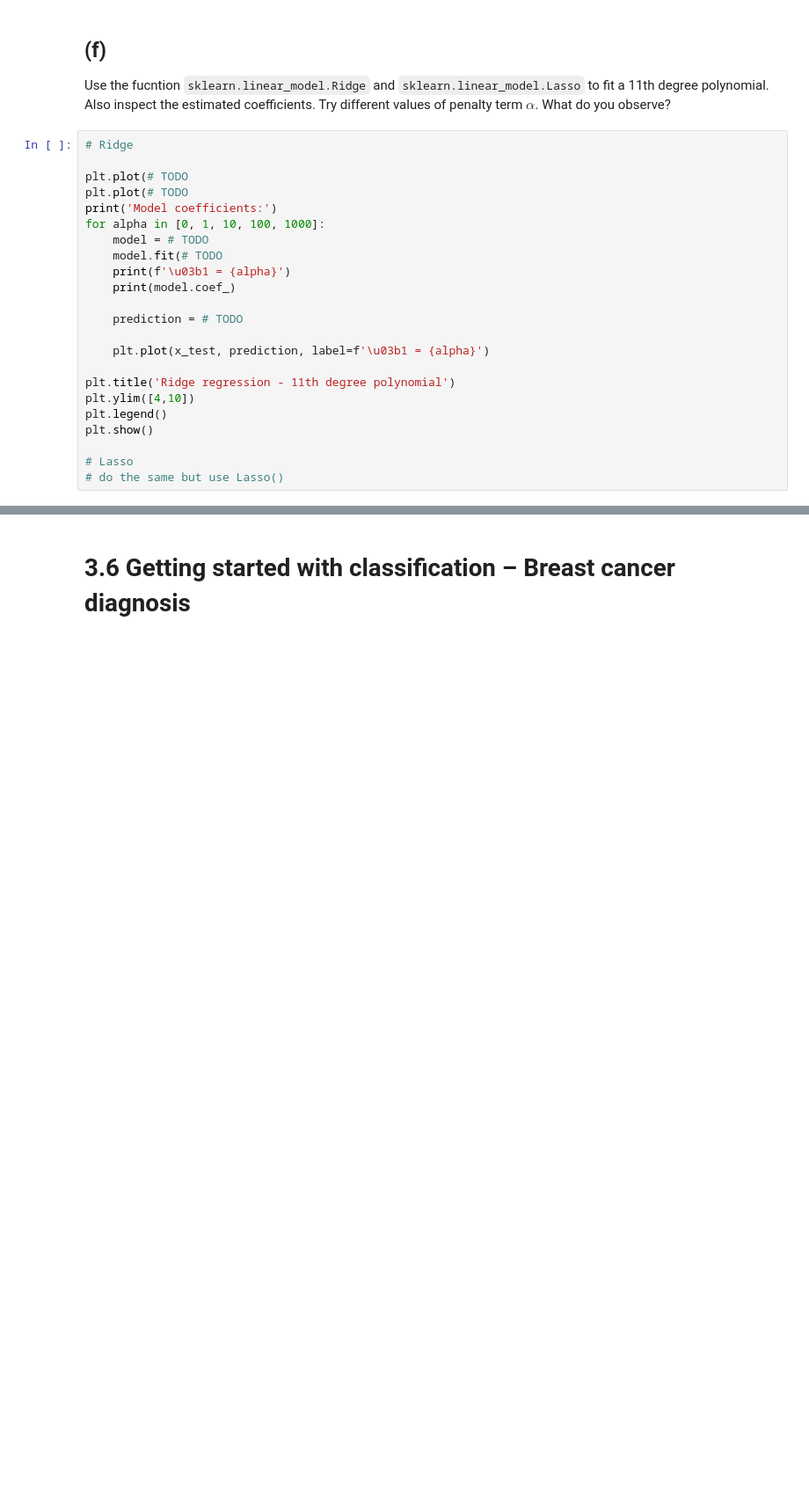
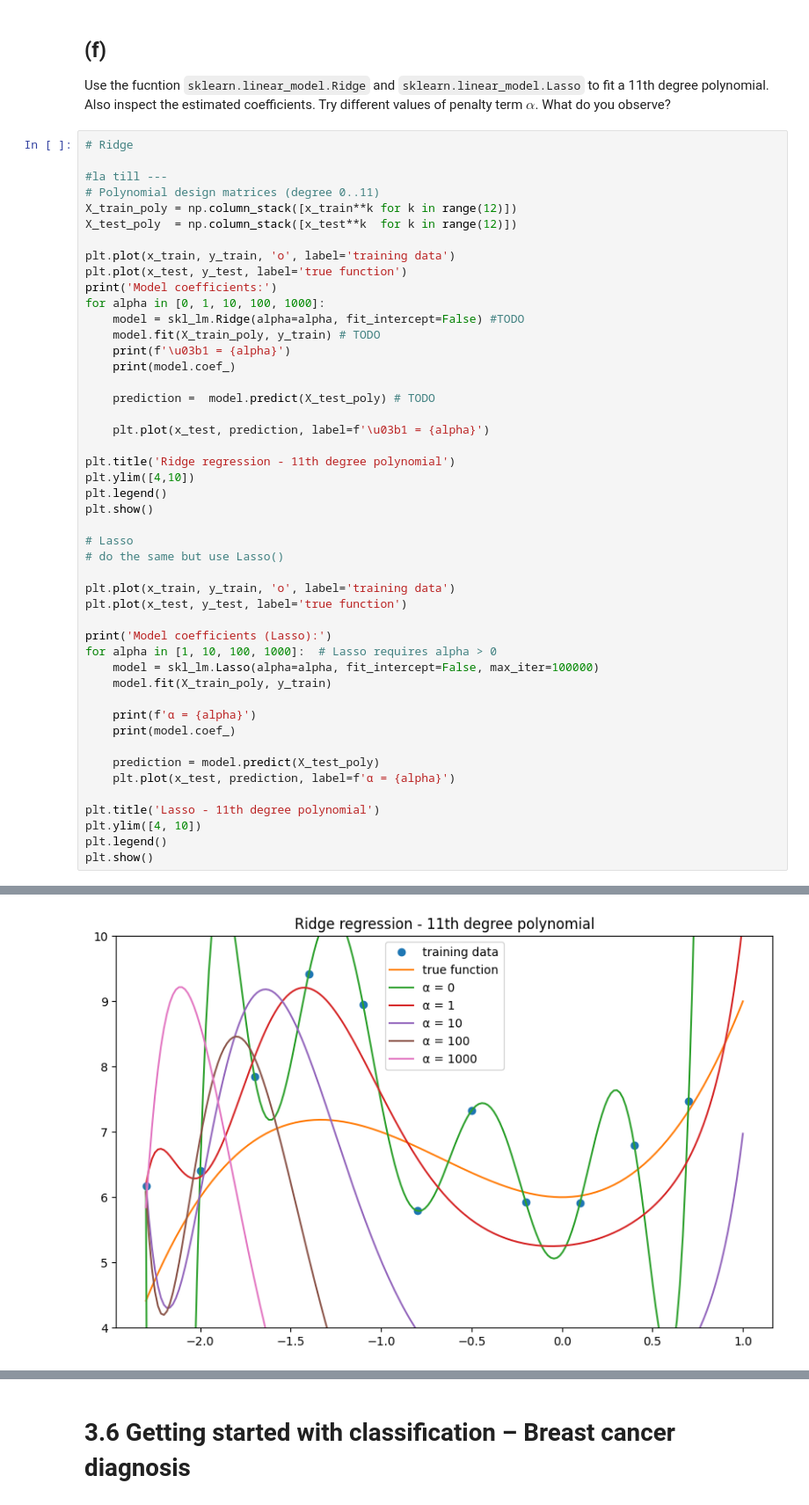
Before and after one commit to enzofarmslayer/university-coursework, a Jupyter notebook: IPML_lab3.ipynb, the cells around one changed output, grey strips where cells are left out. Shown at 88% size. Drawn from its saved outputs; the diff is of its cells as text; blank space fills up the shorter version.

```diff
--- a/IPML_lab3.ipynb
+++ b/IPML_lab3.ipynb
@@ -504,16 +504,21 @@ Use the fucntion `sklearn.linear_model.Ridge` and `sklearn.linear_model.Lasso` t
 # %%
 # Ridge
 
-plt.plot(# TODO
-plt.plot(# TODO
+#la till ---
+# Polynomial design matrices (degree 0..11)
+X_train_poly = np.column_stack([x_train**k for k in range(12)])
+X_test_poly  = np.column_stack([x_test**k  for k in range(12)])
+
+plt.plot(x_train, y_train, 'o', label='training data')
+plt.plot(x_test, y_test, label='true function')
 print('Model coefficients:')
 for alpha in [0, 1, 10, 100, 1000]:
-    model = # TODO
-    model.fit(# TODO
+    model = skl_lm.Ridge(alpha=alpha, fit_intercept=False) #TODO
+    model.fit(X_train_poly, y_train) # TODO
     print(f'\u03b1 = {alpha}')
     print(model.coef_)
 
-    prediction = # TODO
+    prediction =  model.predict(X_test_poly) # TODO
 
     plt.plot(x_test, prediction, label=f'\u03b1 = {alpha}')
 
@@ -524,3 +529,23 @@ plt.show()
 
 # Lasso
 # do the same but use Lasso()
+
+plt.plot(x_train, y_train, 'o', label='training data')
+plt.plot(x_test, y_test, label='true function')
+
+print('Model coefficients (Lasso):')
+for alpha in [1, 10, 100, 1000]:  # Lasso requires alpha > 0
+    model = skl_lm.Lasso(alpha=alpha, fit_intercept=False, max_iter=100000)
+    model.fit(X_train_poly, y_train)
+
+    print(f'α = {alpha}')
+    print(model.coef_)
+
+    prediction = model.predict(X_test_poly)
+    plt.plot(x_test, prediction, label=f'α = {alpha}')
+
+plt.title('Lasso - 11th degree polynomial')
+plt.ylim([4, 10])
+plt.legend()
+plt.show()
+# %% [output]
@@ -526,0 +568 @@ plt.show()
+[figure, added]
```
Also changed, not shown: parts of 1 cell of this notebook.
